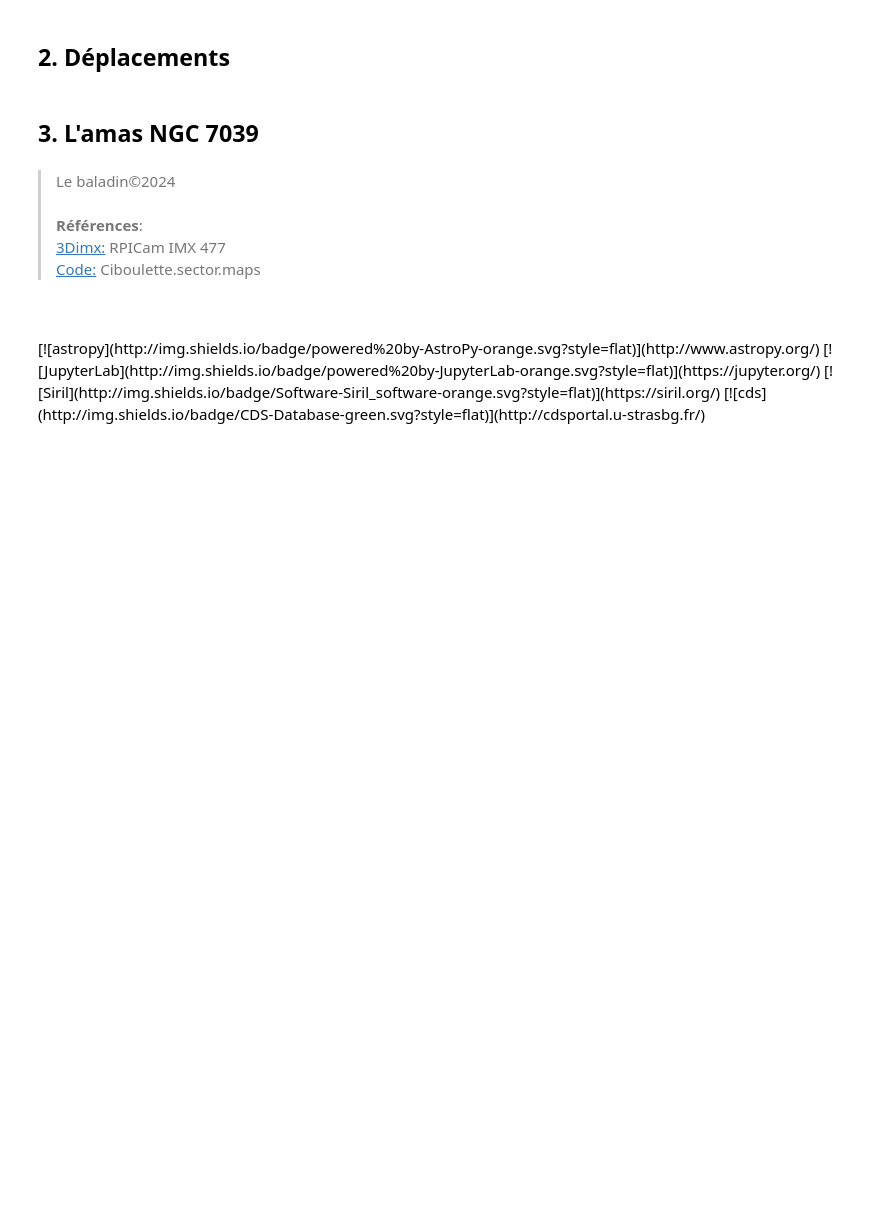
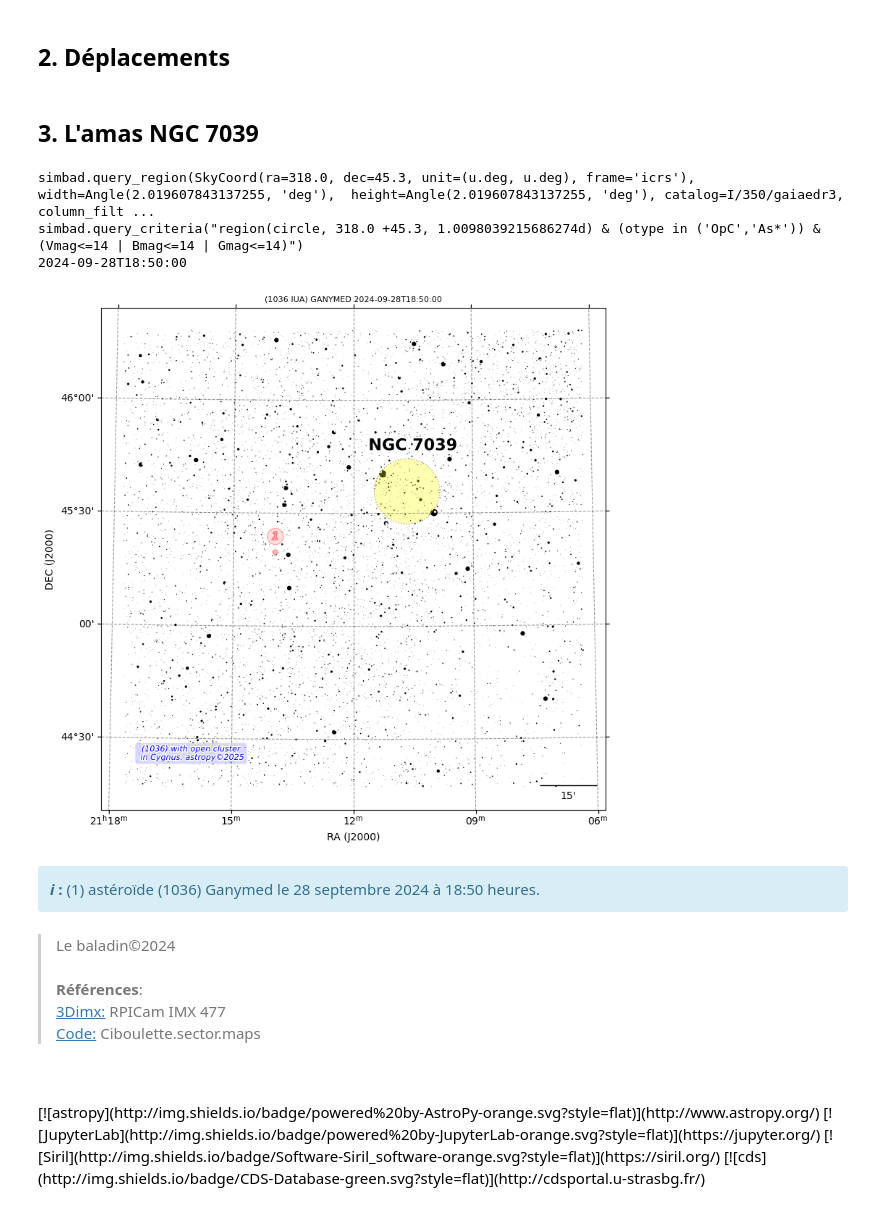
Before and after one commit to dtouzan/ciboulette, a Jupyter notebook: notebook/1036_Ganymed.ipynb, the cells around one changed output. Drawn from its saved outputs; the diff is of its cells as text; code cells hidden in the pictures; blank space fills up the shorter version.

```diff
--- a/notebook/1036_Ganymed.ipynb
+++ b/notebook/1036_Ganymed.ipynb
@@ -114,6 +114,58 @@ Les limites de la constellation sont indiquées en pointilllés vert. Les marque
 ## 2. Déplacements
 # %% [markdown]
 ## 3. L'amas NGC 7039
+# %%
+# Create map (imx477 and Samyang 85mm data)
+data_wcs = {'RA': 21.20, 'DEC': 45.30, 'naxis1': 4000, 'naxis2': 3000, 'binXY': 1, 'pixelXY': 1.55, 'focal': 85, 'projection': 'TAN'}
+MyMap.new(data_wcs)
+
+# Read Gaia edr3
+MyMap.gaiaedr3()
+
+# Read DSO
+MyMap.medium
+MyMap.opencluster()
+
+# Read Ganymed data
+for line in data:
+    if MyMap.into({'ra': line[2], 'dec': line[3]}):
+        print(line[0])
+        data_base = {'ra': line[2]/15, 'dec': line[3], 'angle': 1.5, 'main_id': line[0]}
+        style = {'color': 'red', 'size': 1, 'alpha': 0.3}
+        MyMap.marker(data_base, style)
+        # Create label red pin
+        dataset = {'ra': line[2]/15, 'dec': line[3]+0.07, 'angle': 0, 'main_id': "1"}
+        style = {'color': 'black', 'size': 10, 'angle': 0, 'alpha':0.5}
+        MyMap.red(dataset, style)
+
+# Create label
+dataset = {'ra': 21+(10.5/60), 'dec': 45.80, 'angle': 0, 'main_id': "NGC 7039"}
+style = {'color': 'black', 'size': 16, 'angle': 0, 'alpha':1}
+MyMap.LABEL(dataset, style)
+
+# Create label information
+dataset = {'ra': 21+(16/60), 'dec': 44+(26/60), 'angle': 0, 'main_id': "(1036) with open cluster\n in Cygnus. astropy©2025"}
+style = {'color': 'black', 'size': 8, 'angle': 0, 'alpha':1}
+MyMap.i(dataset, style)
+
+# Plot
+fig = plt.figure(figsize=(9,9), dpi=100)
+ax = fig.add_subplot(111, projection=MyMap.WCS)
+MyMap.title = '(1036 IUA) GANYMED ' + data_base['main_id']
+MyMap.plot(ax)
+MyMap.J2000(ax)
+MyMap.minutes(ax,15)
+MyMap.titlemap(ax)
+plt.show()
+# %% [output]
+simbad.query_region(SkyCoord(ra=318.0, dec=45.3, unit=(u.deg, u.deg), frame='icrs'), width=Angle(2.019607843137255, 'deg'),  height=Angle(2.019607843137255, 'deg'), catalog=I/350/gaiaedr3, column_filt ...
+simbad.query_criteria("region(circle, 318.0 +45.3, 1.0098039215686274d) & (otype in ('OpC','As*')) & (Vmag<=14 | Bmag<=14 | Gmag<=14)")
+2024-09-28T18:50:00
+[figure, added]
+# %% [markdown]
+<div class="alert alert-block alert-info">
+<b><i>i</i> :</b> (1) astéroïde (1036) Ganymed le 28 septembre 2024 à 18:50 heures.
+</div>
 # %% [markdown]
 >Le baladin©2024
 ><br>
```
Also changed, not shown: parts of 2 cells of this notebook.
